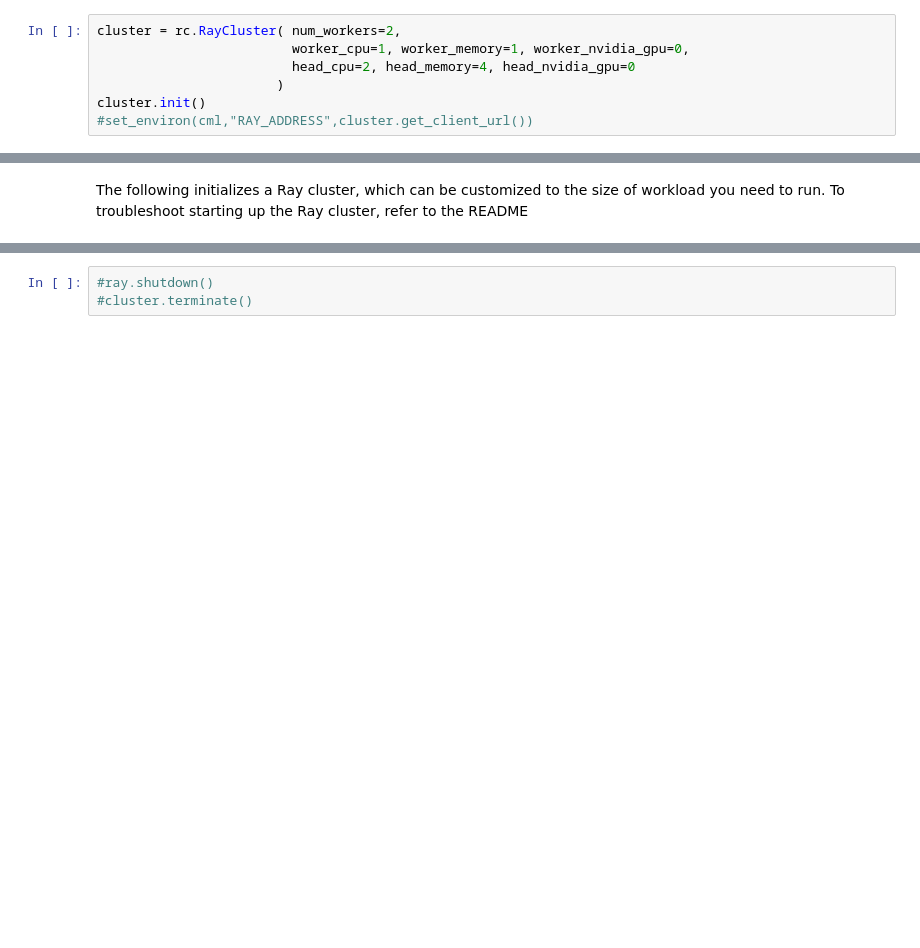
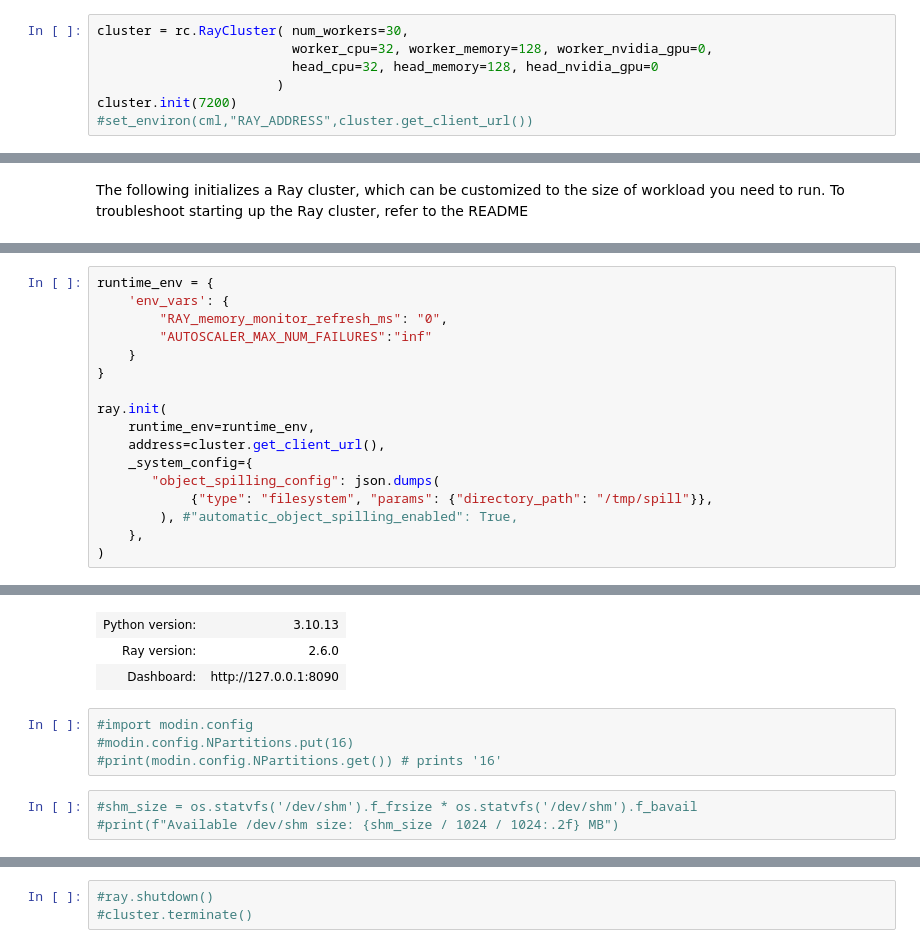
Before and after one commit to pdefusco/cml_modin, a Jupyter notebook: 01A_ray_starter.ipynb, the cells around one changed output, grey strips where cells are left out. Saved outputs shown, nothing was run; the diff lists cells and outputs as text; blank space fills up the shorter version.

```diff
--- a/01A_ray_starter.ipynb
+++ b/01A_ray_starter.ipynb
@@ -38,9 +42,9 @@ head_system_configs='{"object_spilling_config":"{\"type\":\"filesystem\",\"param
 # %%
-cluster = rc.RayCluster( num_workers=2,
-                         worker_cpu=1, worker_memory=1, worker_nvidia_gpu=0,
-                         head_cpu=2, head_memory=4, head_nvidia_gpu=0
+cluster = rc.RayCluster( num_workers=30,
+                         worker_cpu=32, worker_memory=128, worker_nvidia_gpu=0,
+                         head_cpu=32, head_memory=128, head_nvidia_gpu=0
                        )
-cluster.init()
+cluster.init(7200)
 #set_environ(cml,"RAY_ADDRESS",cluster.get_client_url())
 # %% [output]
 Starting ray head...
@@ -69,0 +87,18 @@ I0000 00:00:1722113710.502549    2994 config.cc:230] gRPC experiments enabled: c
+# %%
+runtime_env = {
+    'env_vars': {
+        "RAY_memory_monitor_refresh_ms": "0",
+        "AUTOSCALER_MAX_NUM_FAILURES":"inf"
+    }
+}
+
+ray.init(
+    runtime_env=runtime_env,
+    address=cluster.get_client_url(),
+    _system_config={
+       "object_spilling_config": json.dumps(
+            {"type": "filesystem", "params": {"directory_path": "/tmp/spill"}},
+        ), #"automatic_object_spilling_enabled": True,
+    },
+)
+# %% [output]
@@ -69,0 +107,10 @@ I0000 00:00:1722113710.502549    2994 config.cc:230] gRPC experiments enabled: c
+| Python version: | 3.10.13 |
+| Ray version: | 2.6.0 |
+| Dashboard: | http://127.0.0.1:8090 |
+# %%
+#import modin.config
+#modin.config.NPartitions.put(16)
+#print(modin.config.NPartitions.get()) # prints '16'
+# %%
+#shm_size = os.statvfs('/dev/shm').f_frsize * os.statvfs('/dev/shm').f_bavail
+#print(f"Available /dev/shm size: {shm_size / 1024 / 1024:.2f} MB")
```
Also changed, not shown: parts of 28 cells of this notebook.
